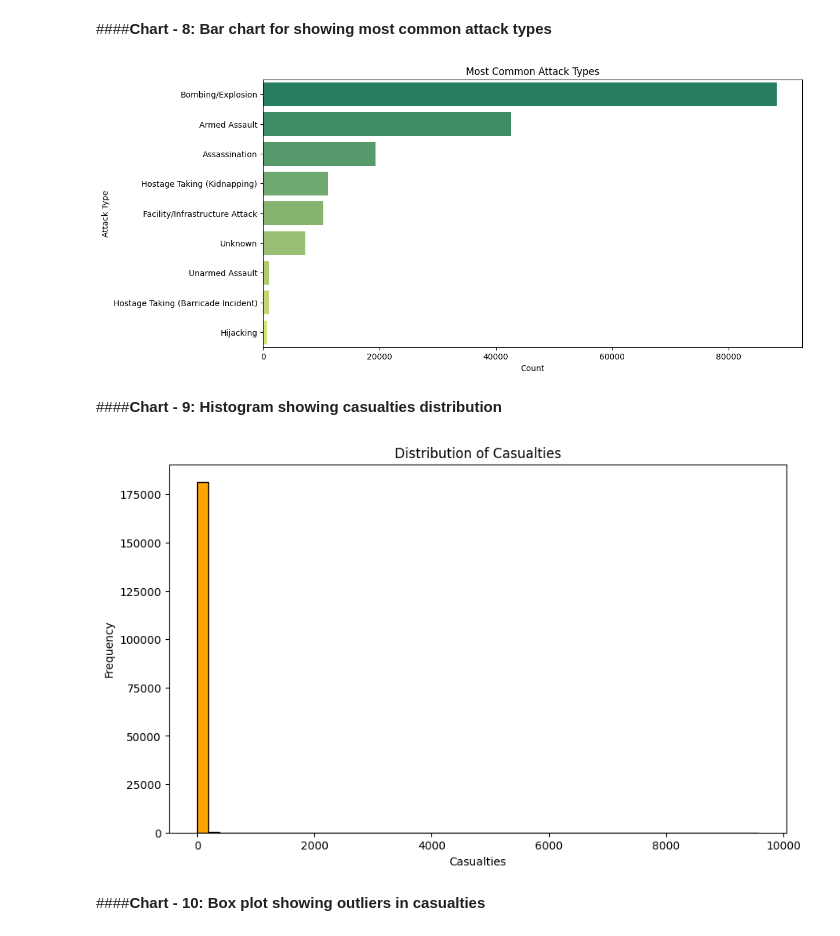
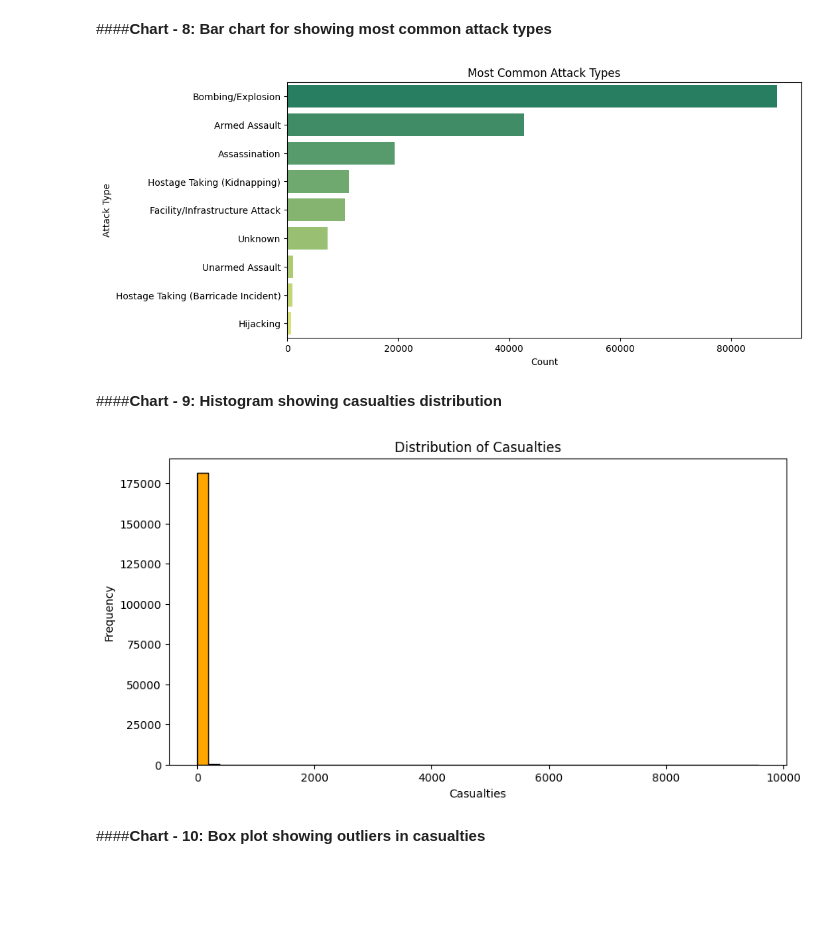
Before and after one commit to DivyankBaluni/Global-Terrorism-Analysis-and-ML, a Jupyter notebook: global_terrorism_pattern_analysis.ipynb, the cells around one changed output. Saved outputs shown, nothing was run; the diff lists cells and outputs as text; code cells hidden in the pictures; blank space fills up the shorter version.

```diff
--- a/global_terrorism_pattern_analysis.ipynb
+++ b/global_terrorism_pattern_analysis.ipynb
@@ -120,7 +102,7 @@ import missingno as msno
 # %% [markdown]
 ### **LOADING** **DATA** **SET**
 # %%
-df = pd.read_csv('Global Terrorism Data.csv', encoding='latin1', low_memory=False)
+df = pd.read_csv('Global Terrorism Data.csv', encoding='latin1')
 # %% [markdown]
 ### **Dataset First View**
 # %%
@@ -1193,7 +822,7 @@ The most prominent insight leading to negative growth is the overwhelming concen
 ####**Chart - 8: Bar chart for showing most common attack types**
 # %%
 attack_types = df['attacktype1_txt'].value_counts().head(10)
-plt.figure(figsize=(12,6))
+plt.figure(figsize=(10,5))
 sns.barplot(x=attack_types.values, y=attack_types.index,
             hue=attack_types.index, palette='summer', legend=False)
 plt.title('Most Common Attack Types')
@@ -1201,18 +830,18 @@ plt.xlabel('Count')
 plt.ylabel('Attack Type')
 plt.show()
 # %% [output]
-[figure, old version]
+[figure, new version]
 # %% [markdown]
 ####**Chart - 9: Histogram showing casualties distribution**
 # %%
-plt.figure(figsize=(10,6))
+plt.figure(figsize=(10,5))
 plt.hist(df['casualties'].fillna(0), bins=50, color='orange', edgecolor='black')
 plt.title('Distribution of Casualties')
 plt.xlabel('Casualties')
 plt.ylabel('Frequency')
 plt.show()
 # %% [output]
-[figure, old version]
+[figure, new version]
 # %% [markdown]
 ####**Chart - 10: Box plot showing outliers in casualties**
 # %%
```
Also changed, not shown: parts of 70 cells of this notebook.
